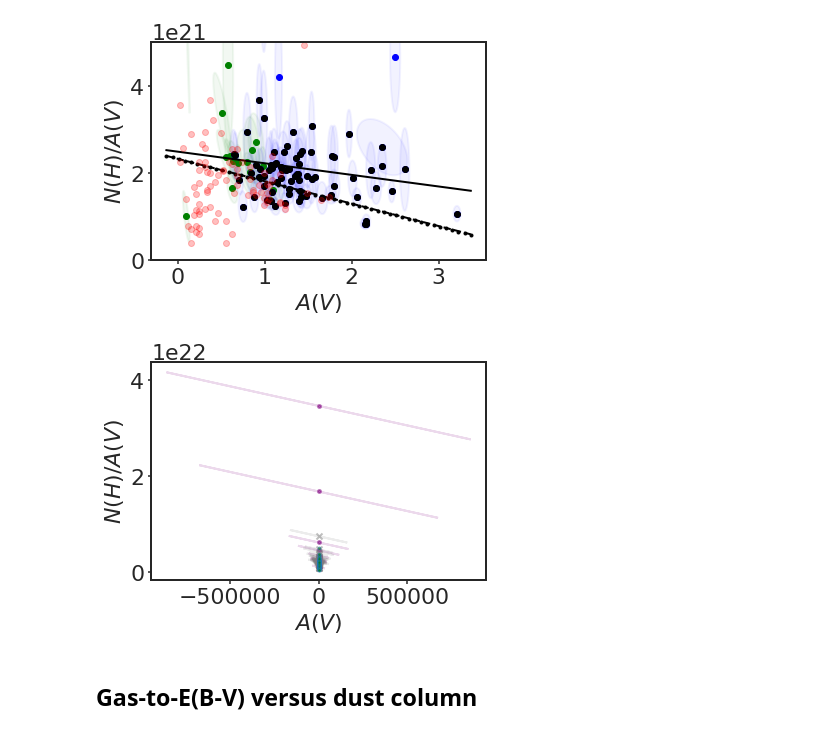
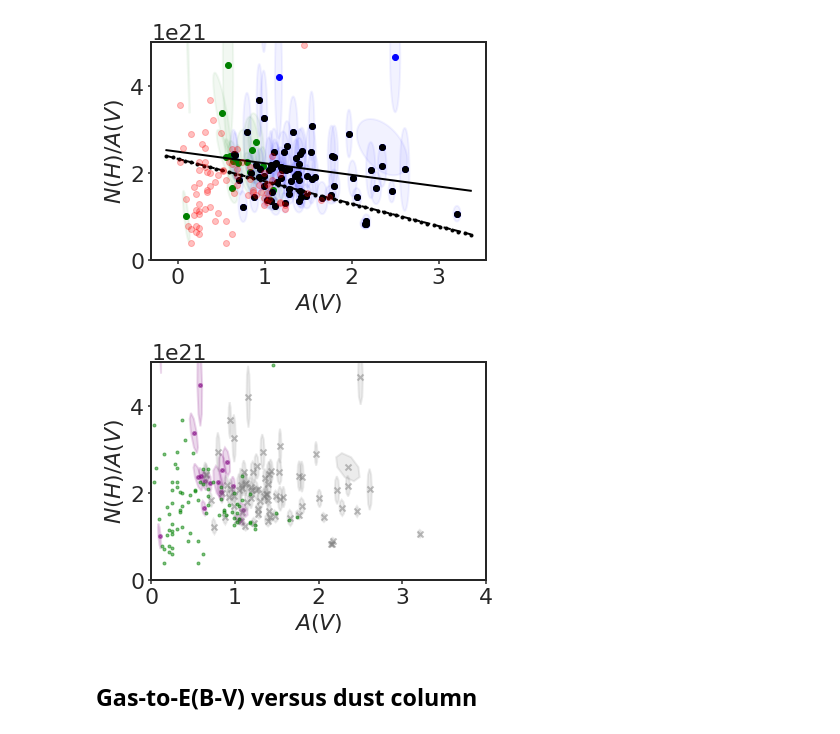
Before and after one commit to drvdputt/dust_fuse_h2, a Jupyter notebook: interesting_plots.ipynb, the cells around one changed output. Cells and saved outputs as stored; diff of their text form; code cells hidden in the pictures.

```diff
--- a/interesting_plots.ipynb
+++ b/interesting_plots.ipynb
@@ -76,10 +76,10 @@ Parameters:
     -2.6705678298207863e+20 2.4870805756447404e+21
 [figure]
 # %%
-plot_results2(data, 'AV', 'NH_AV', pyrange=[0.0,0.5e22],
+plot_results2(data, 'AV', 'NH_AV', pyrange=[0.0,0.5e22], pxrange=[0,4],
             data_comp=data_comp,data_bohlin=data_bohlin78)
 # %% [output]
-[figure, old version]
+[figure, new version]
 # %% [markdown]
 ## Gas-to-E(B-V) versus dust column
 # %%
```
Also changed, not shown: parts of 7 cells of this notebook, 2 other files.
